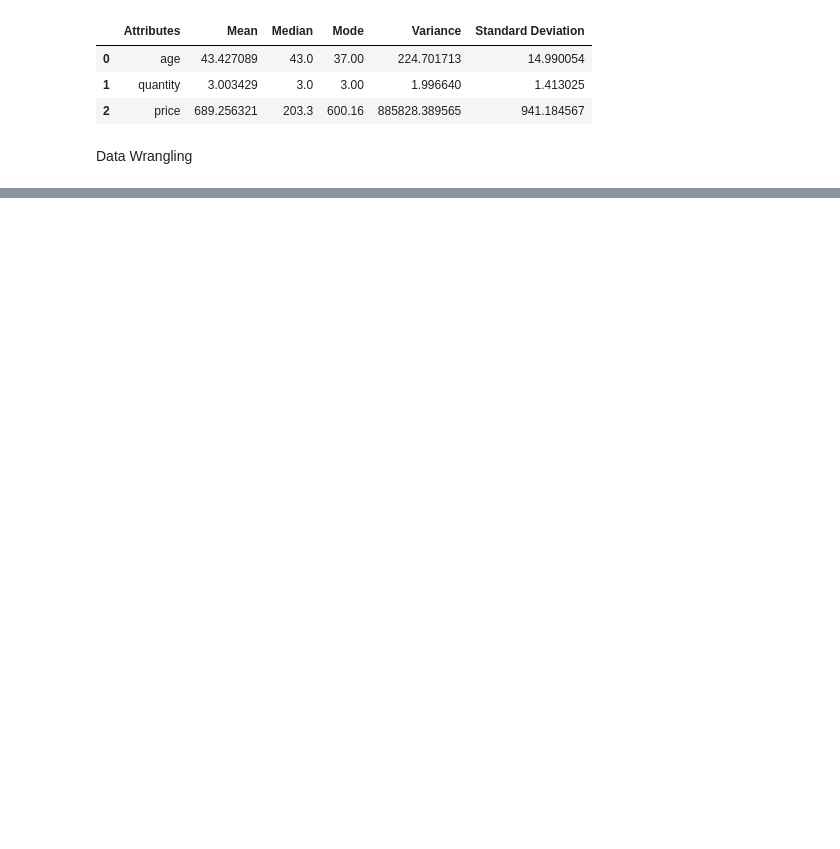
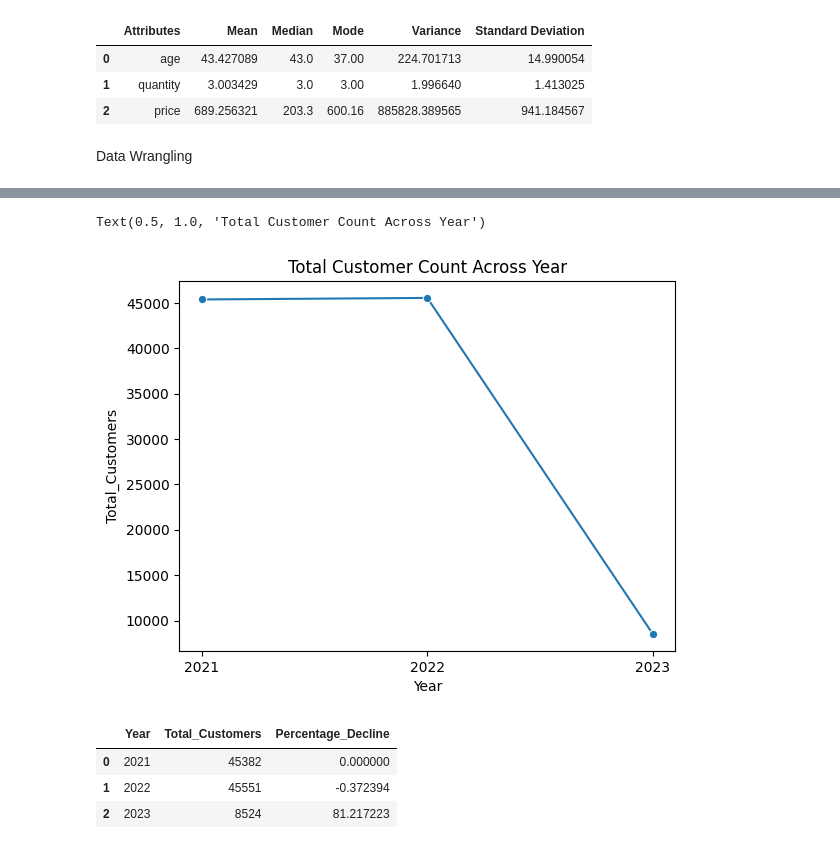
Before and after one commit to bvishnub/Oasis-Infobyte-Internship-Projects, a Jupyter notebook: Project-1-EDA on Retails Sales Data/Project_1- EDA on Retail Sales.ipynb, the cells around one changed output, grey strips where cells are left out. Saved outputs shown, nothing was run; the diff lists cells and outputs as text; code cells hidden in the pictures; blank space fills up the shorter version.

```diff
--- a/Project-1-EDA on Retails Sales Data/Project_1- EDA on Retail Sales.ipynb
+++ b/Project-1-EDA on Retails Sales Data/Project_1- EDA on Retail Sales.ipynb
@@ -320,0 +291,27 @@ sns.countplot(data=df,x='category',palette='magma',hue='Age_Group')
+# %%
+# Lets find out the reason of drastic decline in revenue from 2022-2023
+
+Total_customer_Trend=df.groupby(["Year"])["invoice_no"].count().reset_index().rename(columns={"invoice_no": "Total_Customers"})
+sns.lineplot(x='Year', y='Total_Customers', data=Total_customer_Trend, marker='o')
+plt.xticks(yearly_trend['Year'].astype(int))
+plt.title("Total Customer Count Across Year")
+
+# we can observe in the below chart that customer count drastically declined from 2022-2023 which is also the reason for revenue decline in this period
+# %% [output]
+Text(0.5, 1.0, 'Total Customer Count Across Year')
+[figure, added]
+# %%
+# Lets check the proportion of customer declined reffering to initial year 2021
+
+initial_year_customers = Total_customer_Trend.loc[Total_customer_Trend['Year'] == 2021, 'Total_Customers'].values[0]
+initial_year_customers
+
+# Calculating percentage decline based on the initial year
+Total_customer_Trend['Percentage_Decline'] = ((initial_year_customers - Total_customer_Trend['Total_Customers']) / initial_year_customers) * 100
+
+# we can see that there is 81% decline in customer customer from 2021 to 2023 which is drastic decline also a factor for revenue decline in 2024
+# %% [output]
+|  | Year | Total_Customers | Percentage_Decline |
+| 0 | 2021 | 45382 | 0.000000 |
+| 1 | 2022 | 45551 | -0.372394 |
+| 2 | 2023 | 8524 | 81.217223 |
```
Also changed, not shown: parts of 50 cells of this notebook.
